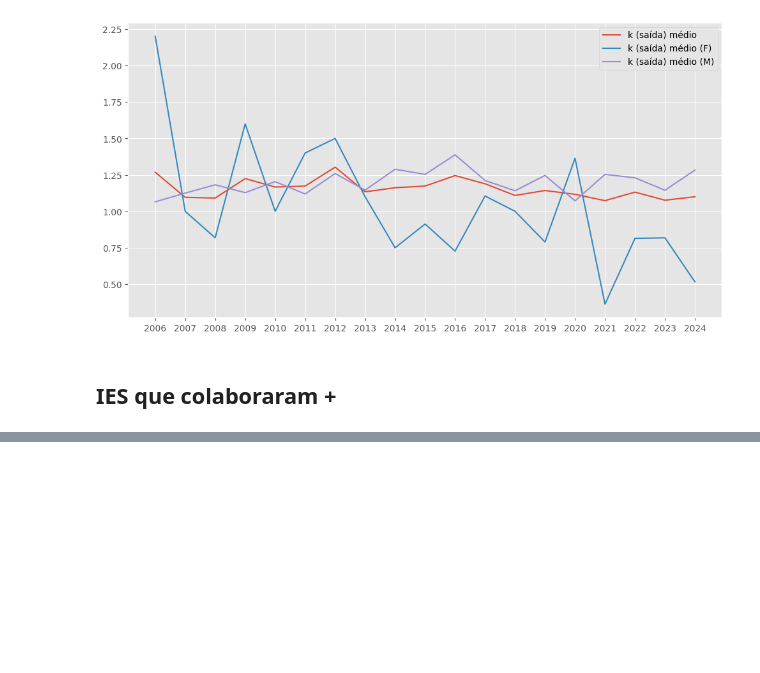
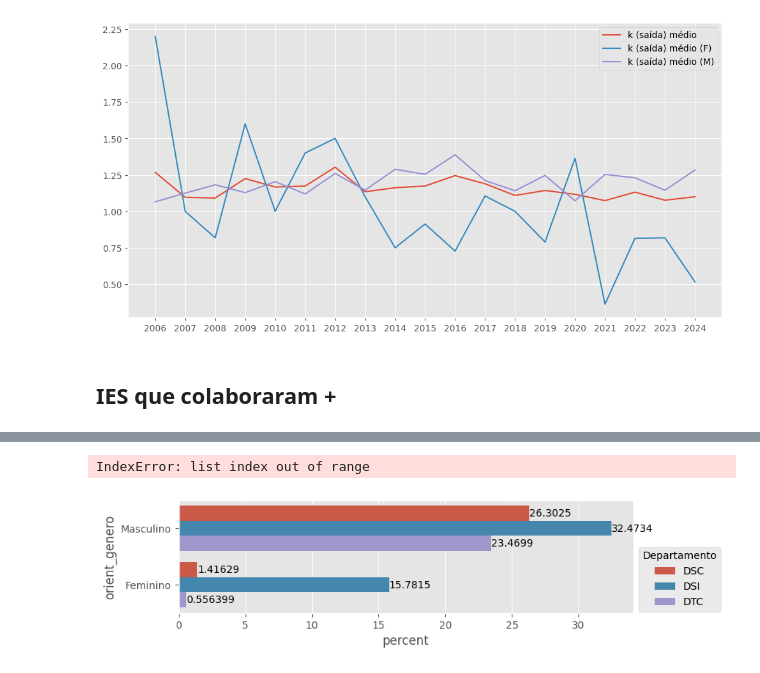
Before and after one commit to gondimjoaom/mo412-projetofinal, a Jupyter notebook: propriedades.ipynb, the cells around one changed output, grey strips where cells are left out. Saved outputs shown, nothing was run; the diff lists cells and outputs as text; code cells hidden in the pictures; blank space fills up the shorter version.

```diff
--- a/propriedades.ipynb
+++ b/propriedades.ipynb
@@ -541,0 +608,15 @@ sns.countplot(data=df, y="pessoa avaliadora", order=df["pessoa avaliadora"].valu
+# %%
+fig, ax = plt.subplots(figsize=(8,2))
+c=sns.countplot(data=df[df["pessoa orientadora departamento"].isin(["DSC", "DSI","DTC"])],
+                y="orient_genero", hue="pessoa orientadora departamento", stat="percent")
+# ax.legend.set_title(new_title)
+# ax.legend(legend_handles, ['man1','woman1','child1'],
+#           bbox_to_anchor=(1,1),
+#           title='whatever title you want to use')
+plt.legend(title= "Departamento", loc= "upper left")
+sns.move_legend(ax, "upper left", bbox_to_anchor=(1, 0.63))
+for i, _ in enumerate(df["pessoa orientadora departamento"].unique()):
+    c.bar_label(c.containers[i])
+# %% [output]
+IndexError: list index out of range
+[figure, added]
```
Also changed, not shown: parts of 18 cells of this notebook, 2 other files.
